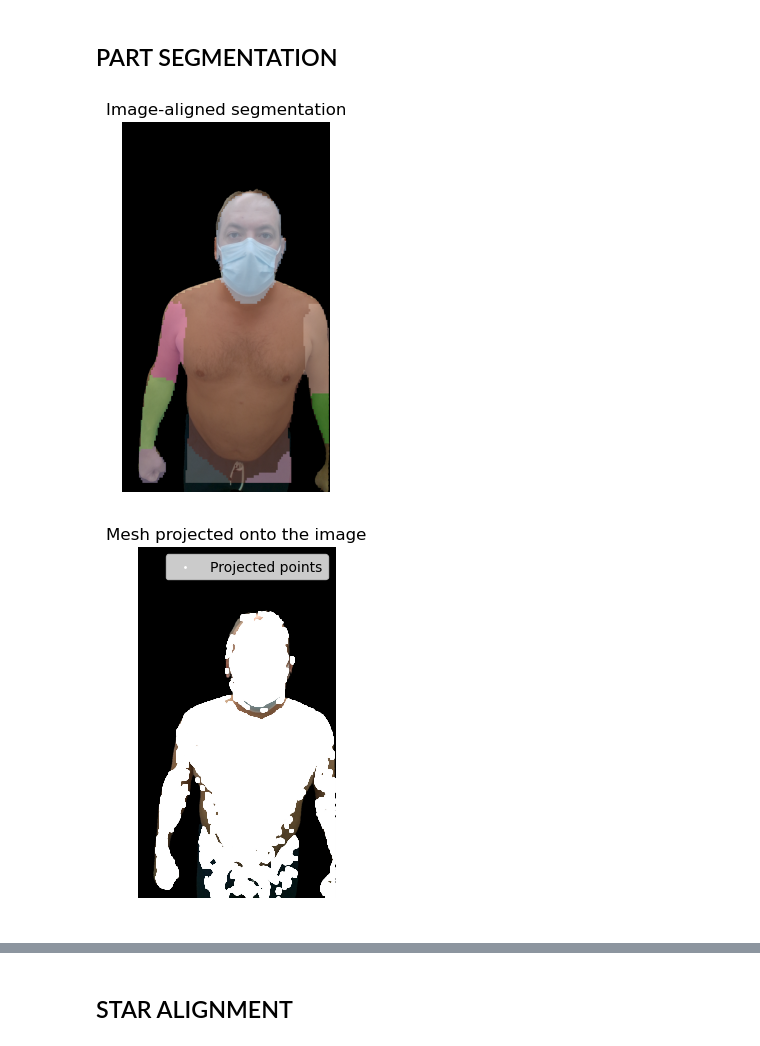
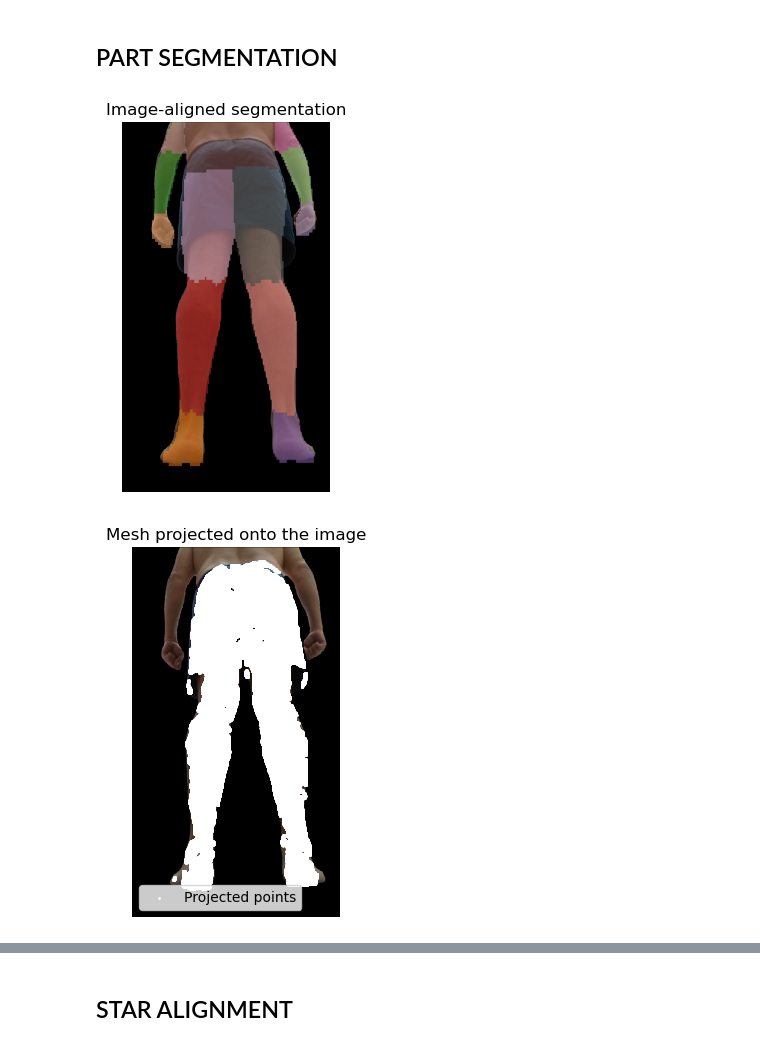
Before and after one commit to jms138-ua/TFG, a Jupyter notebook: experimental.ipynb, the cells around one changed output, grey strips where cells are left out. Cells and saved outputs as stored; diff of their text form; code cells hidden in the pictures.

```diff
--- a/experimental.ipynb
+++ b/experimental.ipynb
@@ -64,7 +64,7 @@ import itertools
 ## DATA LOADING
 # %%
 SCANPATH = "data/testJorge4x6/"
-SCANID = "831612070293"
+SCANID = "728312070946"
 
 #Clockwise rotations required
 ROTATIONZ = -90
@@ -477,6 +478,7 @@ plt.show()
 # %% [markdown]
 ## PART SEGMENTATION
 # %%
+#Align segmentation
 x1, y1, x2, y2 = dp_bbox_iuv.astype(int)
 h_box, w_box = y2 - y1, x2 - x1
 dp_segm_mask_resized = cv2.resize(dp_segm_mask, (w_box, h_box), interpolation=cv2.INTER_NEAREST)
@@ -491,9 +493,9 @@ plt.savefig(RESULTPATH+"/img_segm.png")
 plt.show()
 
 def project_points(K, points_3d):
-    """
+    '''
     Porjects 3D points to 2D using the intrinsic matrix K
-    """
+    '''
 
     points_proj_homogeneous = points_3d @ K.T
     points_2d = points_proj_homogeneous[:,:2] / points_proj_homogeneous[:,2:3]
@@ -524,6 +526,7 @@ def fixed_coloring_parts(dict_vids):
 
     return vertices_color
 
+#Mesh dict
 h, w = dp_segm_mask_full.shape[:2]
 dict_segm_vids_mesh = {
     vid: DP_BODY_PARTS[dp_segm_mask_full[v, u]]
@@ -543,9 +546,9 @@ plt.axis("off")
 plt.show()
 
 def fill_unlabeled_points(dict_segm_vids, vmesh):
-    """
+    '''
     Fills unlabeled points using the nearest classified neighbor
-    """
+    '''
 
     N = vmesh.shape[0]
     all_vids = np.arange(N)
@@ -572,34 +575,37 @@ mesh_projected_points = mesh_projected_points[vids_mesh]
 plt.imshow(cv2.cvtColor(image, cv2.COLOR_BGR2RGB))
 plt.scatter(mesh_projected_points[:,0], mesh_projected_points[:,1], c=fixed_coloring_parts(dict_segm_vids_mesh), s=1)
 plt.title("Refined segmentation of the mesh projection")
 plt.axis("off")
 plt.savefig(RESULTPATH+"/mesh_proy_segm.png")
 plt.show()
 
 trimesh.Trimesh(vertices=vmesh, vertex_colors=fixed_coloring_parts(dict_segm_vids_mesh), process=False
 ).export(RESULTPATH+"/mesh_refined_segm.ply", file_type="ply")
 
 #Discard parts not found in the mesh
 visible_dp_parts = [part
     for part in visible_dp_parts
         if part in dict_segm_vids_mesh.values()
 ]
 
+#Star dict
 dict_segm_vids_star = {vid: dp_part
             for dp_part in visible_dp_parts
         for smpl_part in DP_TO_SMPL[dp_part]
     for vid in smpl_vert_segmentation[smpl_part]
 }
 vids_star = torch.tensor(sorted(dict_segm_vids_star.keys()))
 vstar = vstar_model[vids_star]
 
 trimesh.Trimesh(vstar, vertex_colors=fixed_coloring_parts(dict_segm_vids_star), process=False
-).export(RESULTPATH+"/star_segm.ply", file_type="ply")
+).export(RESULTPATH+"/star_segm.ply", file_type="ply");
+
+f_vids = lambda dict_segm_vids: torch.tensor(sorted(dict_segm_vids.keys()))
 
 f_vids_part = lambda dict_segm_vids, part: [vid
-    for vid, p in dict_segm_vids.items()
+    for vid, p in sorted(dict_segm_vids.items())
         if p == part
 ]
 # %% [output]
-[figure, old version]
+[figure, new version]
-[figure, old version]
+[figure, new version]
```
Also changed, not shown: parts of 4 cells of this notebook, 32 other files.
